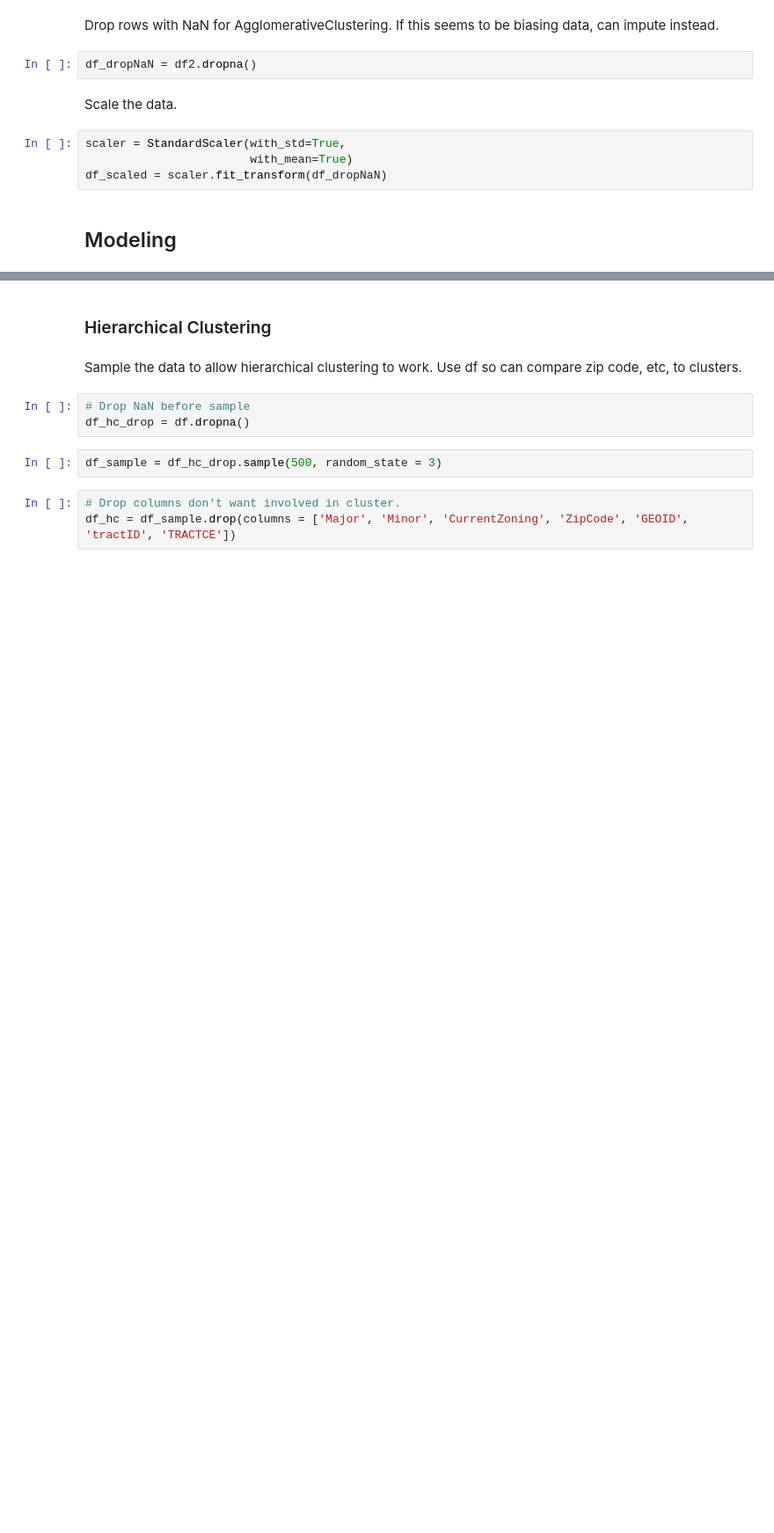
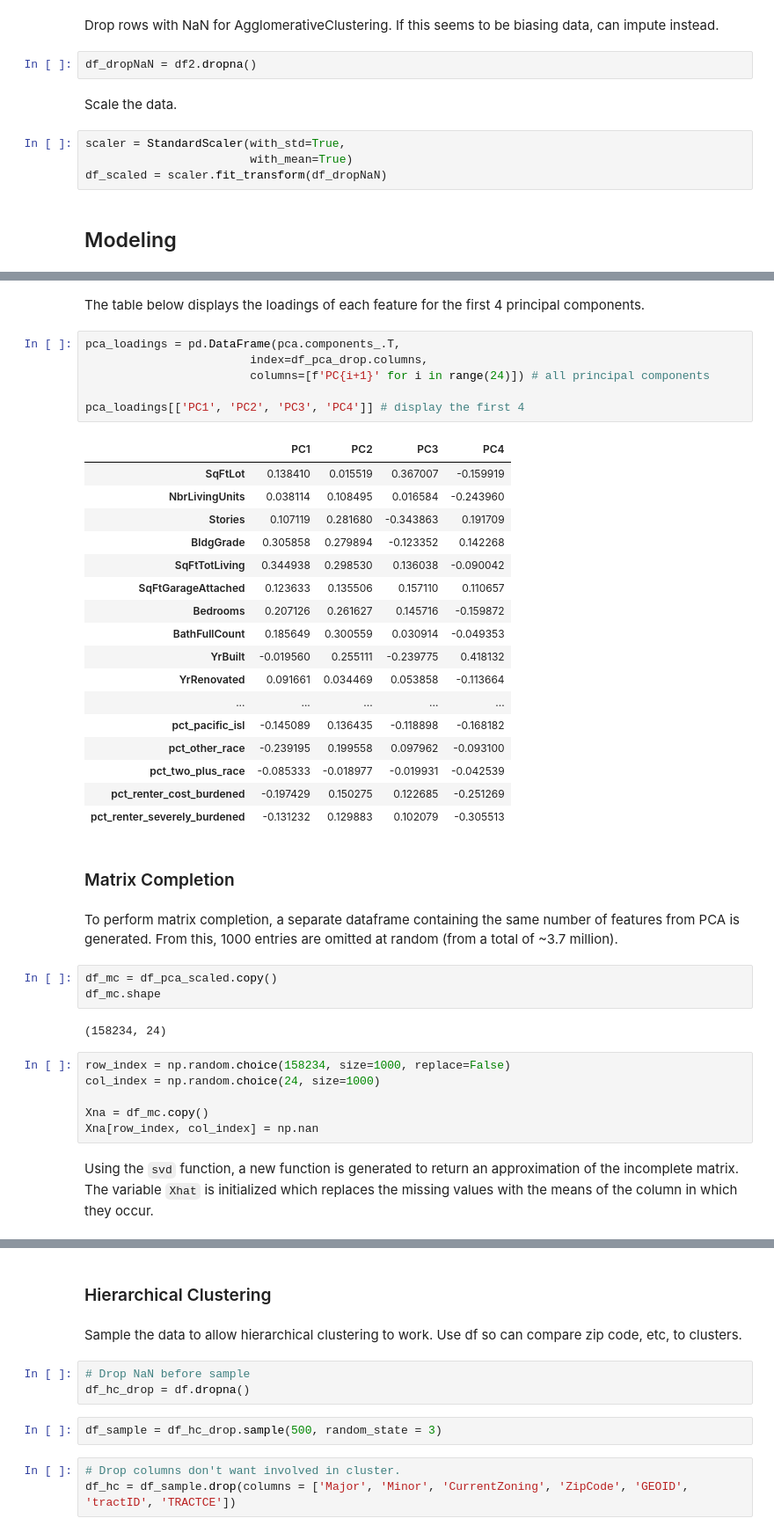
Before and after one commit to jwilsonc/PracticalHW4_5322, a Jupyter notebook: code/PracticalHomework4_Modeling.ipynb, the cells around one changed output, grey strips where cells are left out. Shown at 88% size. Drawn from its saved outputs; the diff is of its cells as text; blank space fills up the shorter version.

Commit message:
PCA and matrix completion

```diff
--- a/code/PracticalHomework4_Modeling.ipynb
+++ b/code/PracticalHomework4_Modeling.ipynb
@@ -158,0 +249,44 @@ df_scaled = scaler.fit_transform(df_dropNaN)
+# %% [markdown]
+The table below displays the loadings of each feature for the first 4 principal components.
+# %%
+pca_loadings = pd.DataFrame(pca.components_.T,
+                        index=df_pca_drop.columns,
+                        columns=[f'PC{i+1}' for i in range(24)]) # all principal components
+
+pca_loadings[['PC1', 'PC2', 'PC3', 'PC4']] # display the first 4
+# %% [output]
+|  | PC1 | PC2 | PC3 | PC4 |
+| SqFtLot | 0.138410 | 0.015519 | 0.367007 | -0.159919 |
+| NbrLivingUnits | 0.038114 | 0.108495 | 0.016584 | -0.243960 |
+| Stories | 0.107119 | 0.281680 | -0.343863 | 0.191709 |
+| BldgGrade | 0.305858 | 0.279894 | -0.123352 | 0.142268 |
+| SqFtTotLiving | 0.344938 | 0.298530 | 0.136038 | -0.090042 |
+| SqFtGarageAttached | 0.123633 | 0.135506 | 0.157110 | 0.110657 |
+| Bedrooms | 0.207126 | 0.261627 | 0.145716 | -0.159872 |
+| BathFullCount | 0.185649 | 0.300559 | 0.030914 | -0.049353 |
+| YrBuilt | -0.019560 | 0.255111 | -0.239775 | 0.418132 |
+| YrRenovated | 0.091661 | 0.034469 | 0.053858 | -0.113664 |
+| ... | ... | ... | ... | ... |
+| pct_pacific_isl | -0.145089 | 0.136435 | -0.118898 | -0.168182 |
+| pct_other_race | -0.239195 | 0.199558 | 0.097962 | -0.093100 |
+| pct_two_plus_race | -0.085333 | -0.018977 | -0.019931 | -0.042539 |
+| pct_renter_cost_burdened | -0.197429 | 0.150275 | 0.122685 | -0.251269 |
+| pct_renter_severely_burdened | -0.131232 | 0.129883 | 0.102079 | -0.305513 |
+# %% [markdown]
+### Matrix Completion
+# %% [markdown]
+To perform matrix completion, a separate dataframe containing the same number of features from PCA is generated. From this, 1000 entries are omitted at random (from a total of ~3.7 million).
+# %%
+df_mc = df_pca_scaled.copy()
+df_mc.shape
+# %% [output]
+(158234, 24)
+# %%
+row_index = np.random.choice(158234, size=1000, replace=False)
+col_index = np.random.choice(24, size=1000)
+
+Xna = df_mc.copy()
+Xna[row_index, col_index] = np.nan
+# %% [markdown]
+Using the ``svd`` function, a new function is generated to return an approximation of the incomplete matrix.
+The variable ``Xhat`` is initialized which replaces the missing values with the means of the column in which they occur.
```
Also changed, not shown: parts of 19 cells of this notebook.
